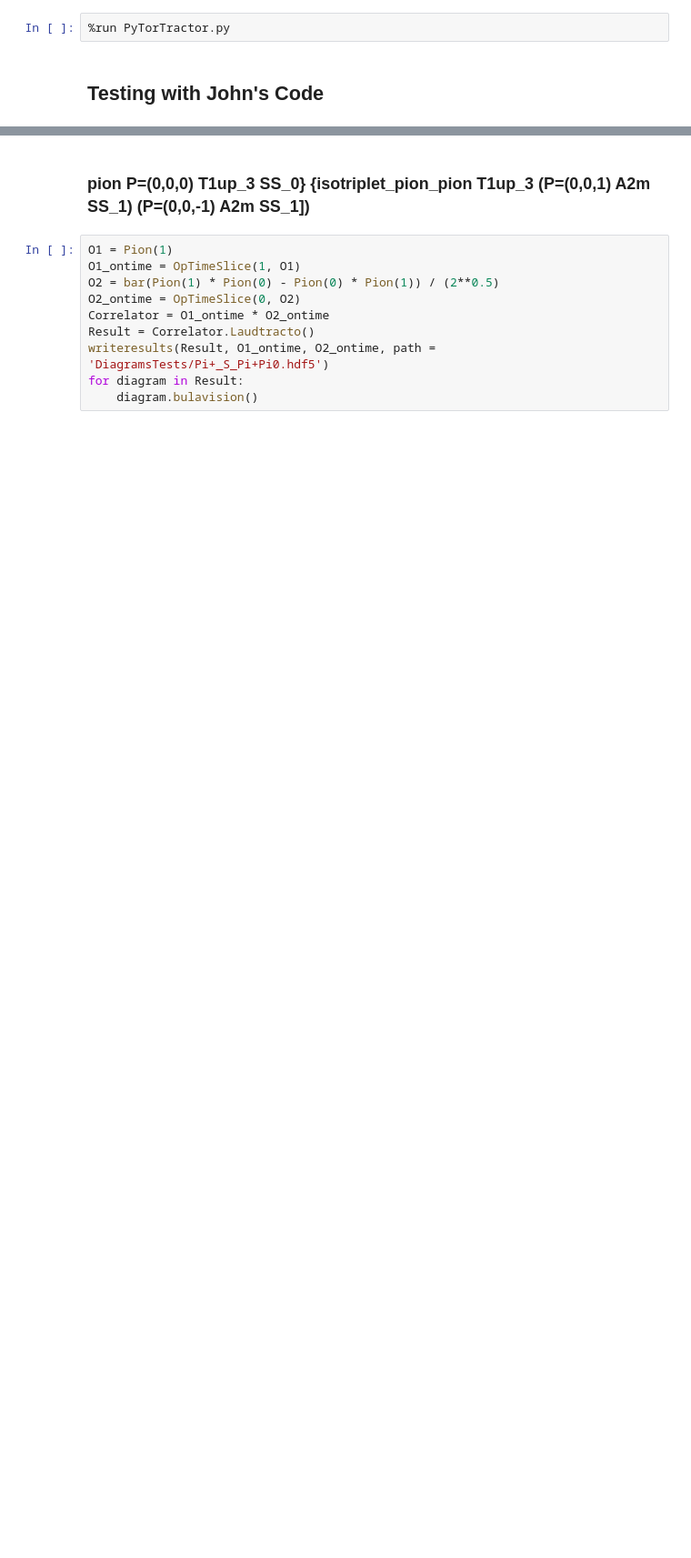
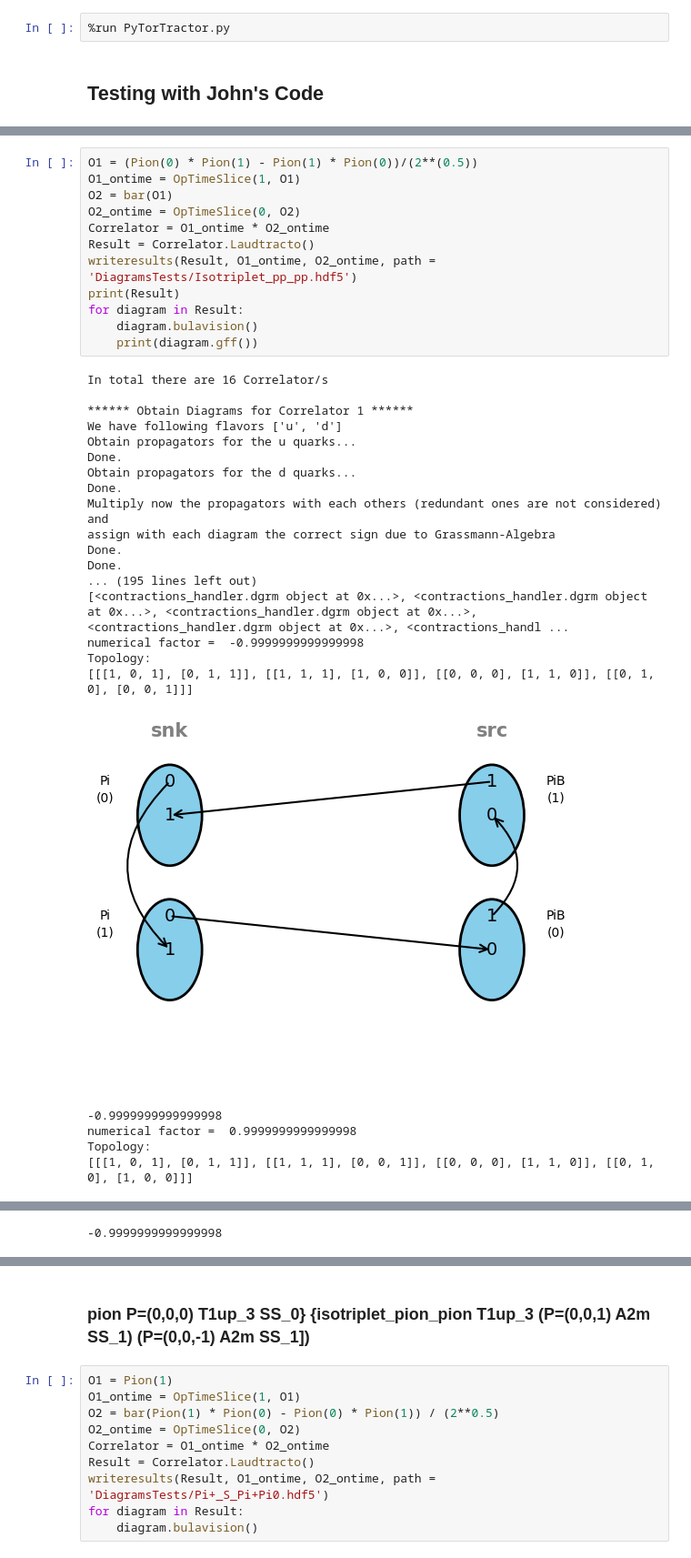
Before and after one commit to Herzallah15/PyTorTractor, a Jupyter notebook: Main.ipynb, the cells around one changed output, grey strips where cells are left out. Shown at 91% size. Drawn from its saved outputs; the diff is of its cells as text; blank space fills up the shorter version.

```diff
--- a/Main.ipynb
+++ b/Main.ipynb
@@ -4,0 +131,35 @@
+# %%
+O1 = (Pion(0) * Pion(1) - Pion(1) * Pion(0))/(2**(0.5))
+O1_ontime = OpTimeSlice(1, O1)
+O2 = bar(O1)
+O2_ontime = OpTimeSlice(0, O2)
+Correlator = O1_ontime * O2_ontime
+Result = Correlator.Laudtracto()
+writeresults(Result, O1_ontime, O2_ontime, path = 'DiagramsTests/Isotriplet_pp_pp.hdf5')
+print(Result)
+for diagram in Result:
+    diagram.bulavision()
+    print(diagram.gff())
+# %% [output]
+In total there are 16 Correlator/s
+
+****** Obtain Diagrams for Correlator 1 ******
+We have following flavors ['u', 'd']
+Obtain propagators for the u quarks...
+Done.
+Obtain propagators for the d quarks...
+Done.
+Multiply now the propagators with each others (redundant ones are not considered) and
+assign with each diagram the correct sign due to Grassmann-Algebra
+Done.
+Done.
+... (195 lines left out)
+[<contractions_handler.dgrm object at 0x...>, <contractions_handler.dgrm object at 0x...>, <contractions_handler.dgrm object at 0x...>, <contractions_handler.dgrm object at 0x...>, <contractions_handl ...
+numerical factor =  -0.9999999999999998
+Topology:
+[[[1, 0, 1], [0, 1, 1]], [[1, 1, 1], [1, 0, 0]], [[0, 0, 0], [1, 1, 0]], [[0, 1, 0], [0, 0, 1]]]
+[figure, added]
+-0.9999999999999998
+numerical factor =  0.9999999999999998
+Topology:
+[[[1, 0, 1], [0, 1, 1]], [[1, 1, 1], [0, 0, 1]], [[0, 0, 0], [1, 1, 0]], [[0, 1, 0], [1, 0, 0]]]
@@ -4,0 +187 @@
+-0.9999999999999998
```
Also changed, not shown: parts of 16 cells of this notebook, 1 other file.
